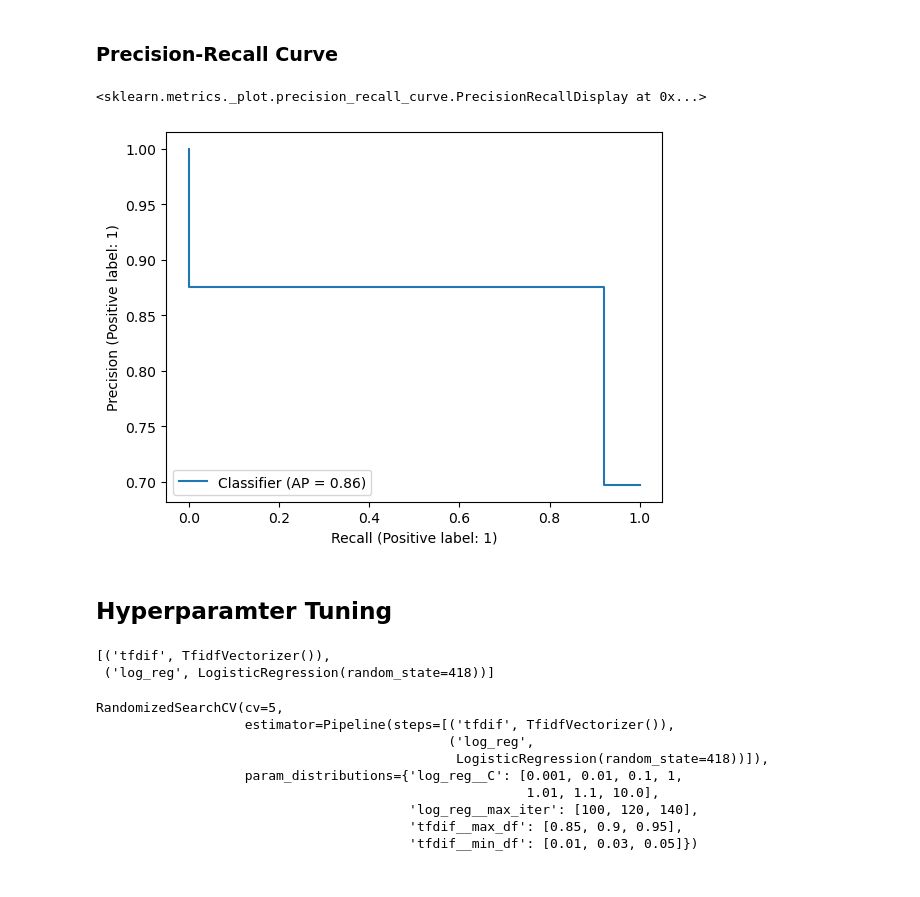
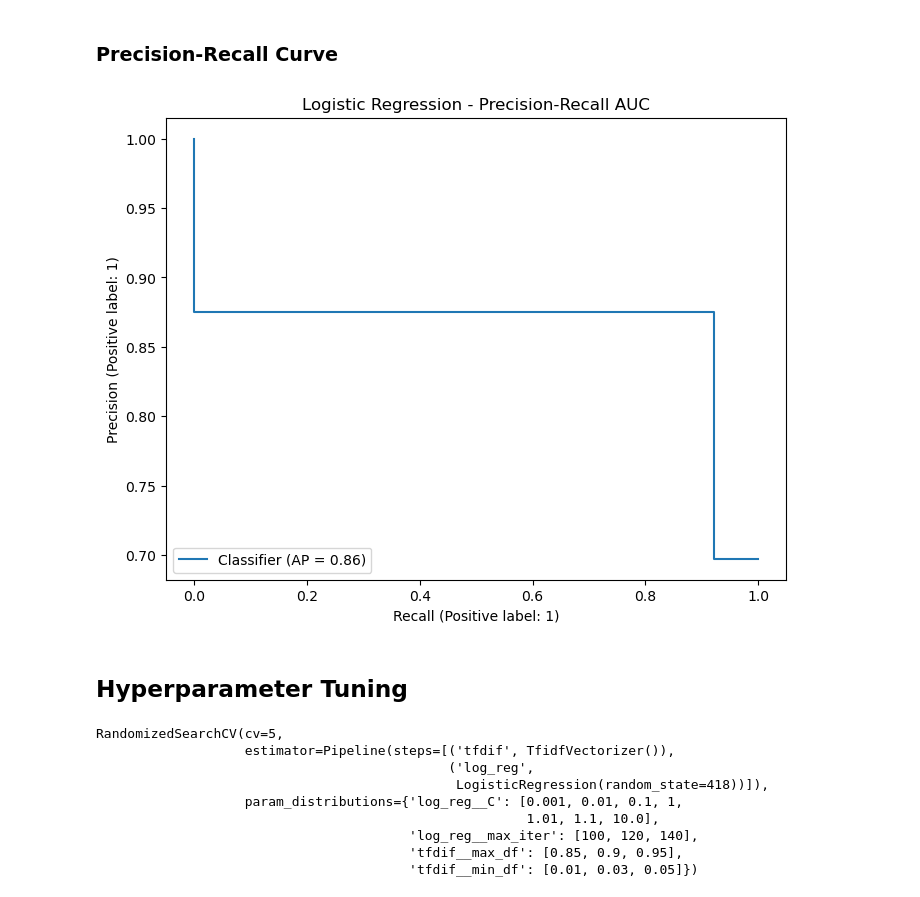
Before and after one commit to asoylatte03/spotify-app-reviews, a Jupyter notebook: modeling.ipynb, the cells around one changed output. Drawn from its saved outputs; the diff is of its cells as text; code cells hidden in the pictures.

Commit message:
finished modeling

```diff
--- a/modeling.ipynb
+++ b/modeling.ipynb
@@ -227,8 +231,7 @@ RandomForestClassifier().get_params()
  'warm_start': False}
 # %%
 rf_rcv_params = {'tfdif__min_df':[.01,.03,.05],
-                    'tfdif__max_df':[.85,.90,.95],
-                    'rf_clf__n_estimators':[50,100,150],
-                    'rf_clf__min_samples_split':[5,10,100,150],
-                    'rf_clf__min_samples_split':[5,10,100,150]}
+                 'tfdif__max_df':[.85,.90,.95],
+                 'rf_clf__n_estimators':[50,100,150],
+                 'rf_clf__max_features':[1e-2,1e-1,1]}
 # %%
@@ -333,17 +335,17 @@ RocCurveDisplay.from_predictions(y_test,preds3)
 # %% [markdown]
 ### Precision-Recall Curve
 # %%
-PrecisionRecallDisplay.from_predictions(y_test,preds3)
+fig,ax = plt.subplots(figsize=(8,6))
+ax = PrecisionRecallDisplay.from_predictions(y_test,preds3,ax=ax)
+plt.title("Logistic Regression - Precision-Recall AUC")
+plt.tight_layout
+plt.savefig('images/log_model_pr_auc.png',dpi=300)
 # %% [output]
-<sklearn.metrics._plot.precision_recall_curve.PrecisionRecallDisplay at 0x...>
-[figure, old version]
+[figure, new version]
 # %% [markdown]
-## Hyperparamter Tuning
+## Hyperparameter Tuning
 # %%
 log_pipe.steps
-# %% [output]
-[('tfdif', TfidfVectorizer()),
- ('log_reg', LogisticRegression(random_state=418))]
 # %%
 random_cv_params = {'tfdif__min_df':[.01,.03,.05],
                     'tfdif__max_df':[.85,.90,.95],
```
Also changed, not shown: parts of 117 cells of this notebook.
